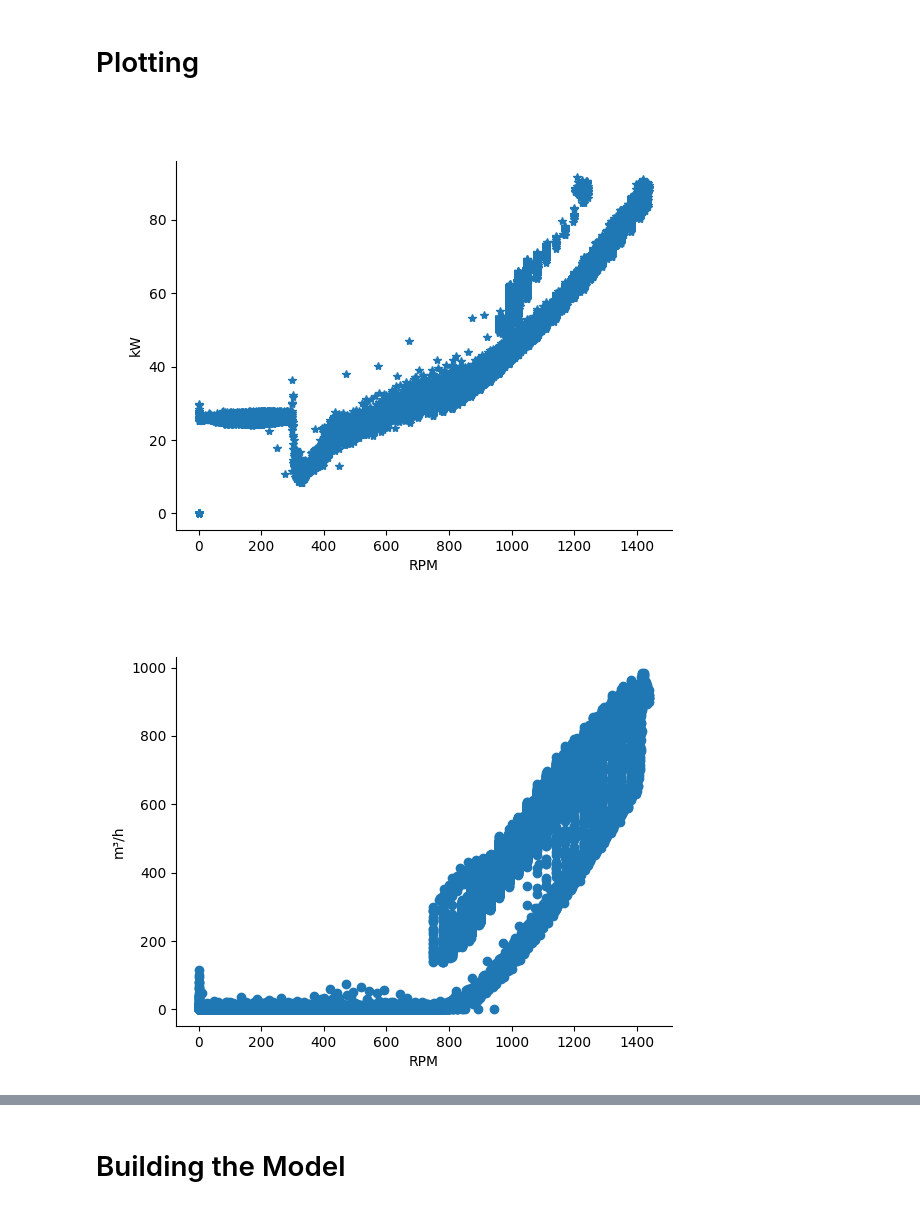
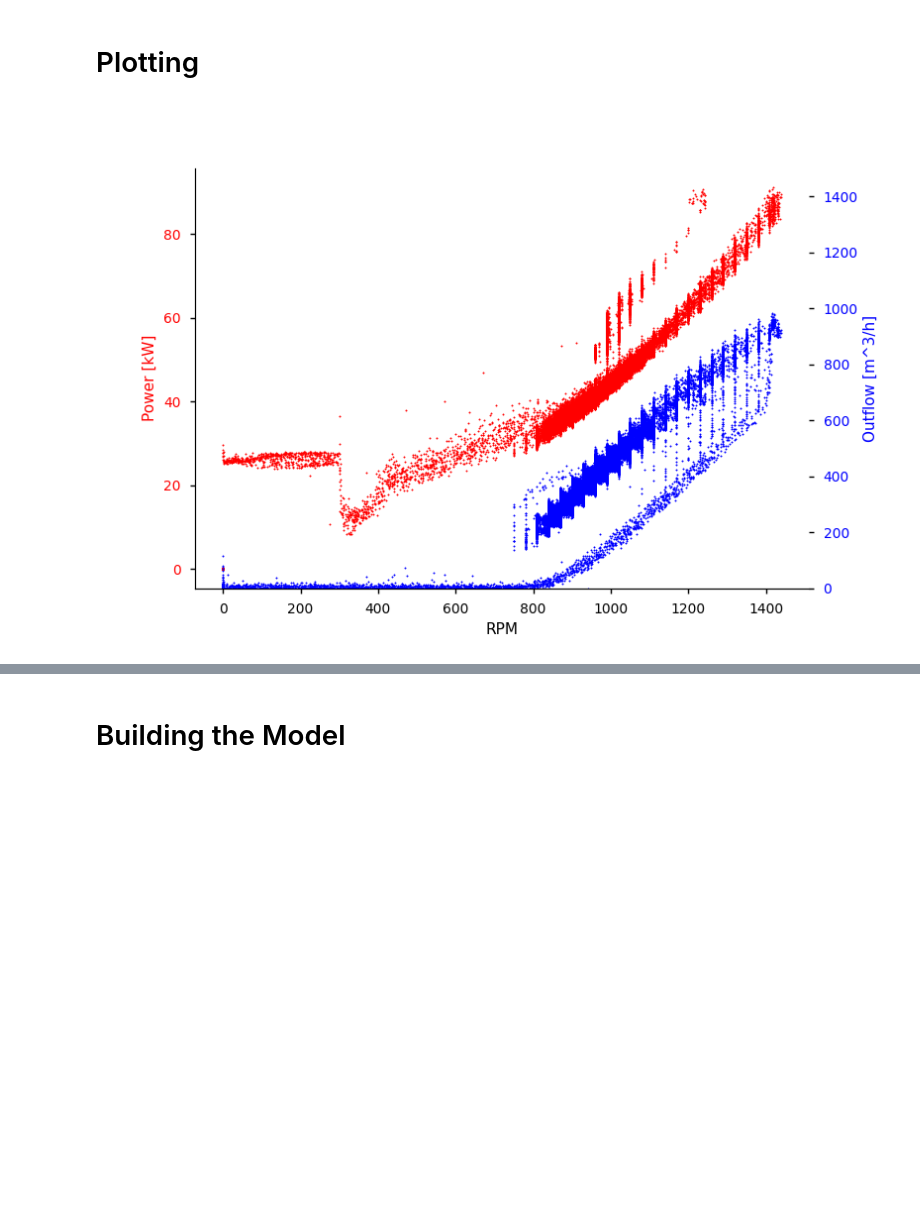
Before and after one commit to Stepzi/GRP2-IIoT-for-Digitization-of-Electronic-Assets, a Jupyter notebook: SystemIdentification.ipynb, the cells around one changed output, grey strips where cells are left out. Cells and saved outputs as stored; diff of their text form; code cells hidden in the pictures; blank space fills up the shorter version.

```diff
--- a/SystemIdentification.ipynb
+++ b/SystemIdentification.ipynb
@@ -187,22 +216,24 @@ SRCdata = "pump_station_data"
 df = pd.read_pickle(f"data/{SRCdata}_filtered_0RPM.pkl")
 # %% [markdown]
 # Plotting
-# %%
-
-plt.figure()
-plt.plot(df["pump4_rpm"],df["pump4_power"],marker="*",linewidth=0)
-plt.xlabel("RPM")
-plt.ylabel("kW")
-plt.show()
-
-plt.figure()
-plt.plot(df["pump4_rpm"],df["outflow"],marker="o",linewidth=0)
-plt.xlabel("RPM")
-plt.ylabel("m³/h")
-plt.show()
-# %% [output]
-[figure, removed]
-[figure, removed]
+# %%
+plt.figure()
+ax = plt.subplot(111)
+ax.scatter(df["pump4_rpm"][::2],df["pump4_power"][::2],s=1,c="r")
+ax.set_ylabel('Power [kW]', color = 'red')
+ax.tick_params(axis ='y', labelcolor = 'red')
+ax.set_xlabel('RPM')
+ax1 = ax.twinx()
+ax1.scatter(df["pump4_rpm"][::2],df["outflow"][::2],s=1,c="b")
+ax1.set_ylabel('Outflow [m^3/h]', color = 'blue')
+ax1.tick_params(axis ='y', labelcolor = 'blue')
+ax1.set_ylim([0,1500])
+h4, l4 = ax.get_legend_handles_labels()
+h42, l42 = ax.get_legend_handles_labels()
+#ax.legend(h4+h42, l4+l42, loc=5)
+plt.draw()
+# %% [output]
+[figure, added]
 # %%
 
 plt.figure()
```
Also changed, not shown: parts of 8 cells of this notebook, 3 other files.
